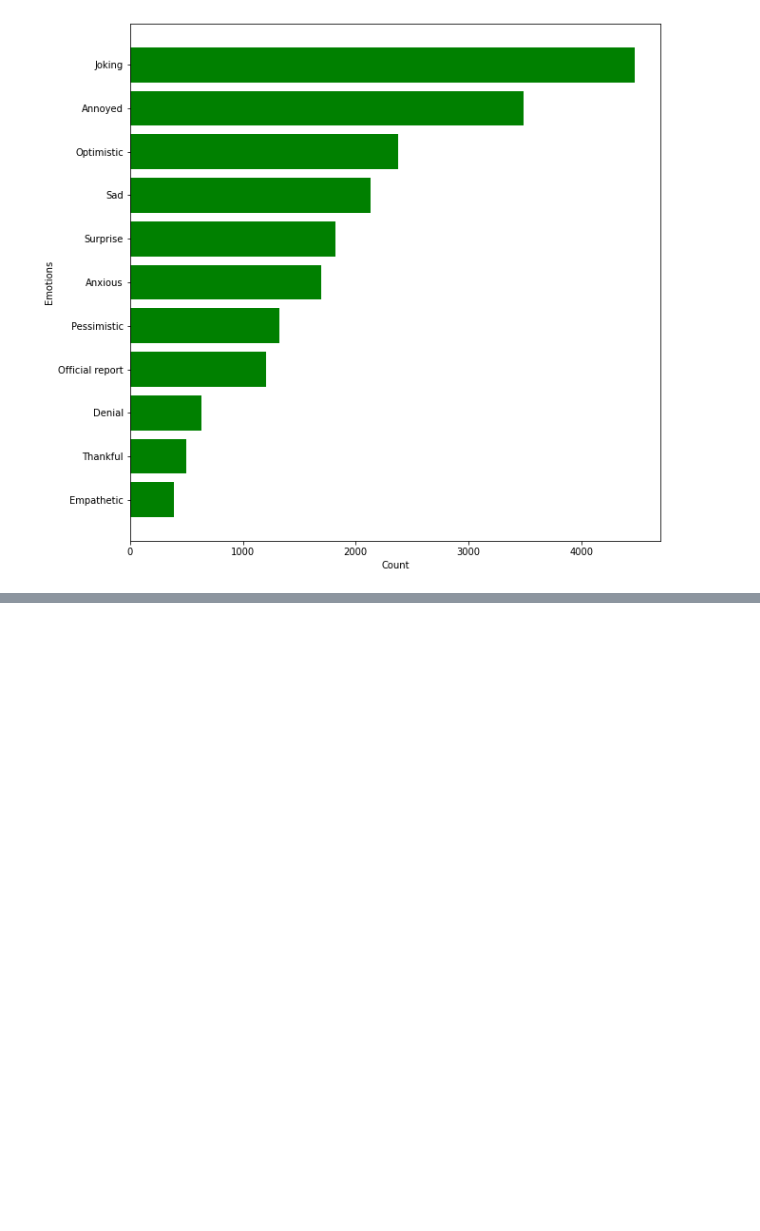
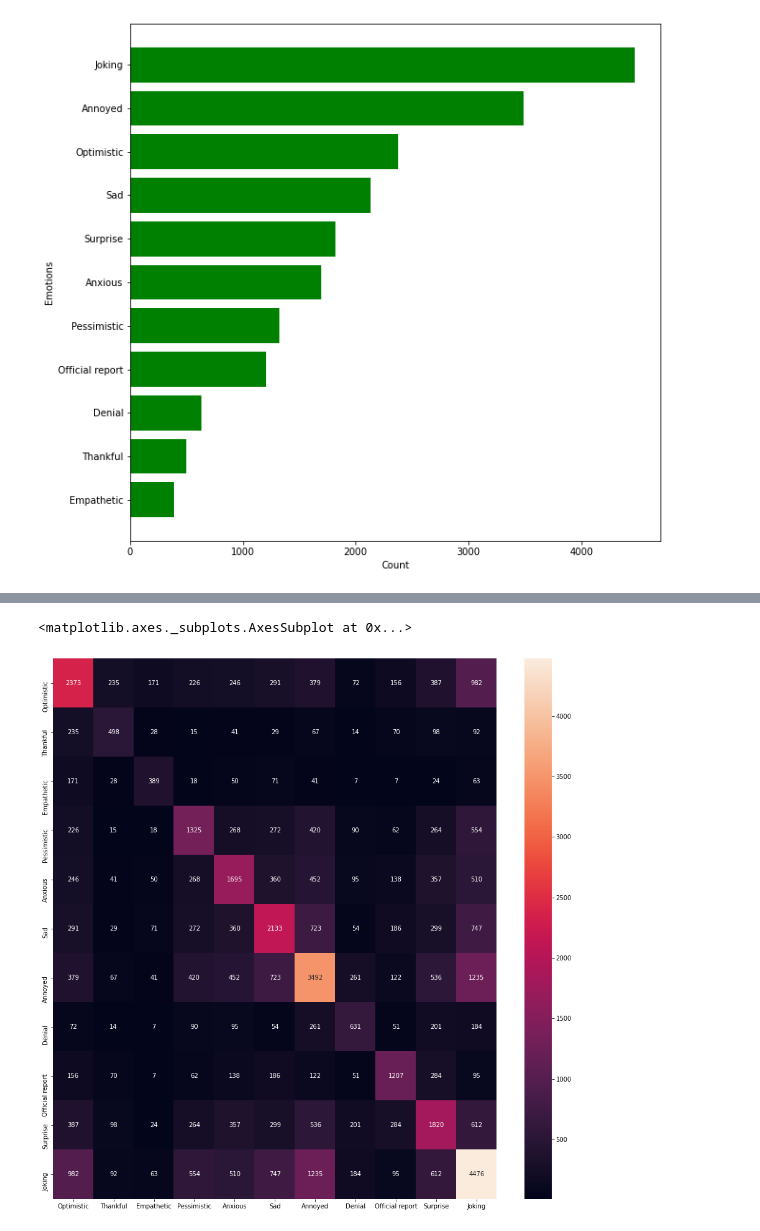
Before and after one commit to sydney-machine-learning/COVID19_sentinentanalysis, a Jupyter notebook: EDA_on_clean_data.ipynb, the cells around one changed output, grey strips where cells are left out. Saved outputs shown, nothing was run; the diff lists cells and outputs as text; code cells hidden in the pictures; blank space fills up the shorter version.

```diff
--- a/EDA_on_clean_data.ipynb
+++ b/EDA_on_clean_data.ipynb
@@ -120,5 +66,0 @@ len(ieee)
-# %%
-group_scores = []
-for i in range(ieee['group'].nunique()):
-    subset = ieee[ieee['group'] == i]
-    group_scores.append(sum(subset['sentiment_score'].astype(float).tolist())/len(subset))
@@ -238,0 +85,2 @@ Negative tweet :  Shocking https://t.co/fm5F44SN5E
+# %%
+only_emotes = senwave[emotions]
@@ -238,0 +107,20 @@ Negative tweet :  Shocking https://t.co/fm5F44SN5E
+# %%
+emote_array = np.zeros((11, 11))
+e2i = {
+    'Optimistic' : 0, 'Thankful' : 1, 'Empathetic' : 2, 'Pessimistic' : 3, 'Anxious' : 4, 'Sad' : 5, 'Annoyed' : 6, 'Denial' : 7, 'Official report' : 8,
+    'Surprise' : 9, 'Joking' : 10
+}
+for i in range(len(only_emotes)):
+    l = only_emotes.iloc[i].tolist()
+    for j in range(11):
+        if l[j] == 1:
+            emote_array[j][j] += 1
+        for k in range(j+1, 11):
+            if (l[j] == 1) and (l[k] == 1):
+                emote_array[j][k] += int(1)
+                emote_array[k][j] += int(1)
+# %%
+emote_df = pd.DataFrame(emote_array, columns = emotions)
+for col in emote_df:
+    emote_df[col] = emote_df[col].astype(int)
+emote_df
@@ -238,0 +140,6 @@ Negative tweet :  Shocking https://t.co/fm5F44SN5E
+# %%
+fig = plt.figure(figsize = (16,16))
+sns.heatmap(emote_df, annot = True, xticklabels = emote_df.columns, yticklabels = emote_df.columns, fmt = 'g')
+# %% [output]
+<matplotlib.axes._subplots.AxesSubplot at 0x...>
+[figure, added]
```
Also changed, not shown: parts of 77 cells of this notebook.
